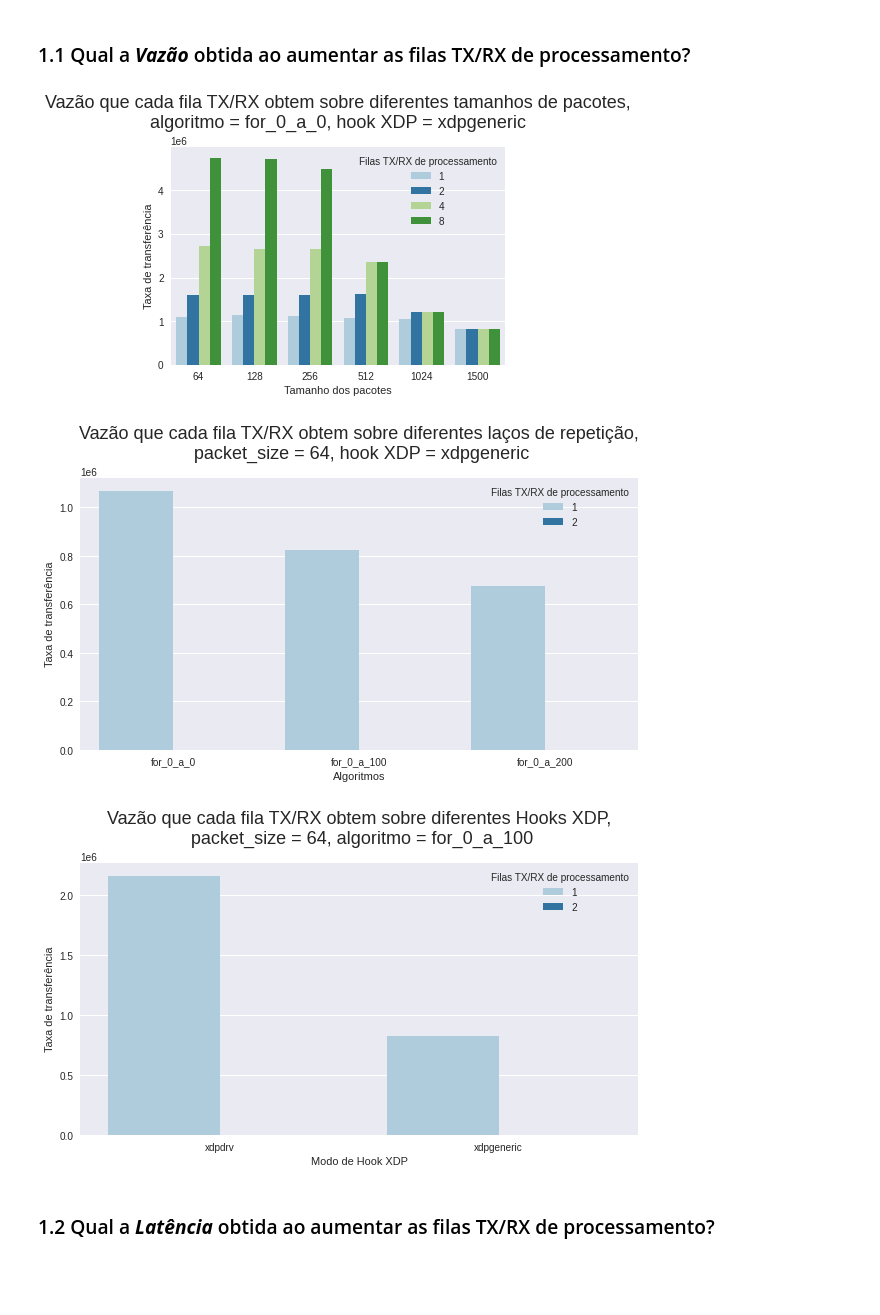
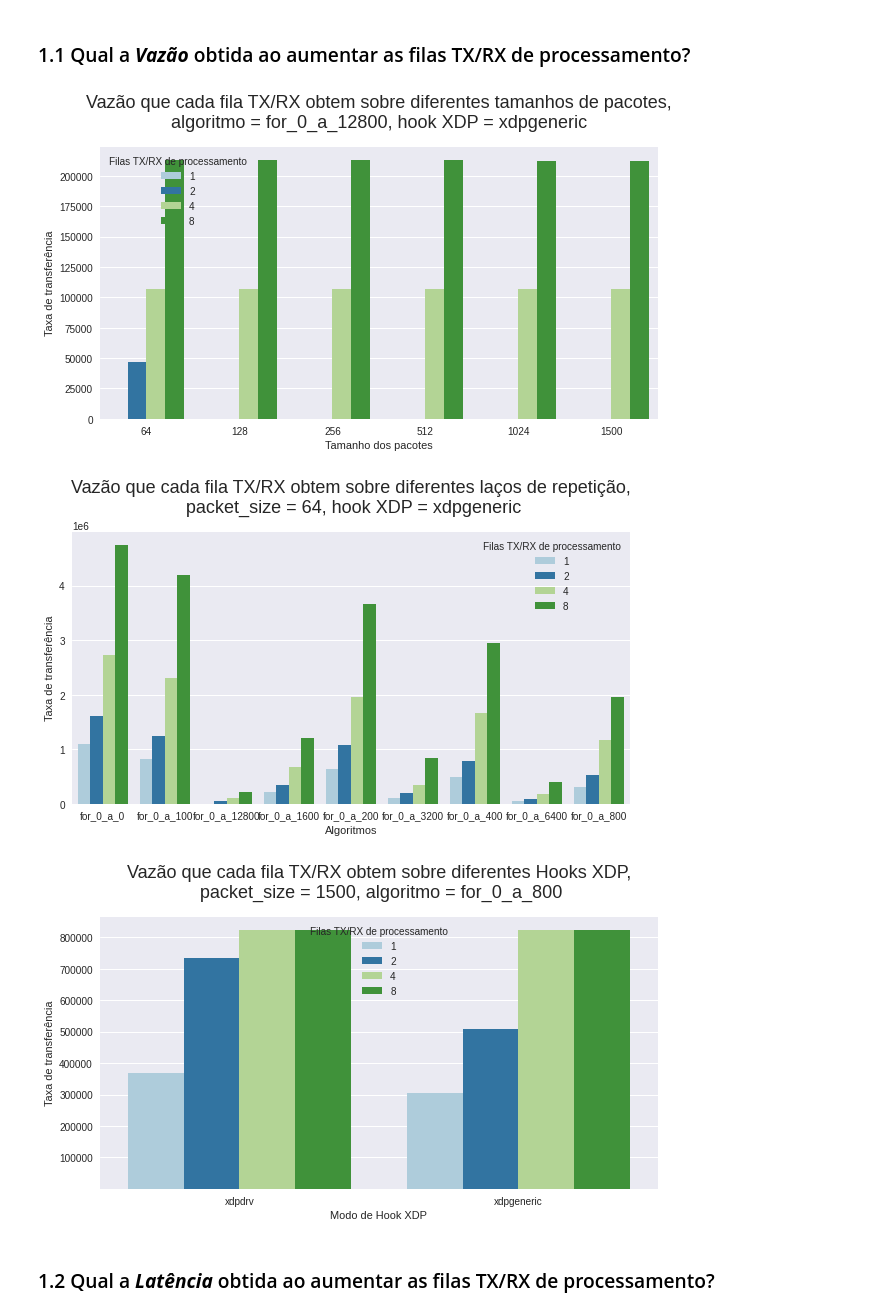
Before and after one commit to igor-capeletti/tcc_eBPF_XDP, a Jupyter notebook: scripts/python/gera_graficos_resultados.ipynb, the cells around one changed output. Saved outputs shown, nothing was run; the diff lists cells and outputs as text; code cells hidden in the pictures; blank space fills up the shorter version.

Commit message:
att gerador graficos

```diff
--- a/scripts/python/gera_graficos_resultados.ipynb
+++ b/scripts/python/gera_graficos_resultados.ipynb
@@ -23,7 +23,8 @@ df_gerador = pd.read_csv(f'{raiz}/resultado_geral_gerador.csv', sep=',', engine=
 df_perf = pd.read_csv(f'{raiz}/resultado_geral_perf.csv', sep=',', engine='python')
 df_sar = pd.read_csv(f'{raiz}/resultado_geral_sar.csv', sep=',', engine='python')
 
-df = pd.concat([df_gerador,df_perf], sort = False)
+df= df_gerador
+#df = pd.concat([df_gerador,df_perf], sort = False)
 print(df.columns)
 
 format_imagens= '.jpg'
@@ -55,28 +51,28 @@ lista_pacotes= [64,128,256,512,1024,1500]
 # %% [markdown]
 ### 1.1 Qual a ***Vazão*** obtida ao aumentar as filas TX/RX de processamento?
 # %%
-algoritmo= 'for_0_a_0'
+algoritmo= 'for_0_a_12800'
 hook_ebpf= 'xdpgeneric'
 
 eixo_x= 'packet_size'
 eixo_y= 'rx_packet_rate'
 hue= 'combined'
 
 plt.rc('figure', figsize=(10, 5))
 df_pergunta1= df[df.algoritmo == algoritmo]
 df_pergunta1= df_pergunta1[df_pergunta1.hook_ebpf == hook_ebpf]
 df_pergunta1= df_pergunta1.sort_values(by=[hue,eixo_x], ascending=True)
 df_pergunta1= df_pergunta1[[eixo_x, eixo_y, hue]]
 
 ax = sns.barplot(y=eixo_y, x=eixo_x, hue=hue, data=df_pergunta1, palette='Paired');
 ax.set_title(f'Vazão que cada fila TX/RX obtem sobre diferentes tamanhos de pacotes,\nalgoritmo = {algoritmo}, hook XDP = {hook_ebpf}', fontsize=18, pad=20);
 ax.set_ylabel('Taxa de transferência')
 ax.set_xlabel("Tamanho dos pacotes")
 ax.legend(title = 'Filas TX/RX de processamento')
 save_image= ax.get_figure()
 save_image.savefig(f'{raiz}/barra_dif_combined_para_dif_packet_size@algoritmo_{algoritmo}_hook_ebpf_{hook_ebpf}{format_imagens}')
 # %% [output]
-[figure, old version]
+[figure, new version]
 # %%
 packet_size= 64
 hook_ebpf= 'xdpgeneric'
@@ -99,10 +95,10 @@ ax.legend(title = 'Filas TX/RX de processamento')
 save_image= ax.get_figure()
 save_image.savefig(f'{raiz}/barra_dif_combined_para_dif_algoritmo@packet_size_{packet_size}_hook_ebpf_{hook_ebpf}{format_imagens}')
 # %% [output]
-[figure, old version]
+[figure, new version]
 # %%
-packet_size= 64
-algoritmo= 'for_0_a_100'
+packet_size= 1500
+algoritmo= 'for_0_a_800'
 
 eixo_x= 'hook_ebpf'
 eixo_y= 'rx_packet_rate'
@@ -122,7 +118,7 @@ ax.legend(title = 'Filas TX/RX de processamento')
 save_image= ax.get_figure()
 save_image.savefig(f'{raiz}/barra_dif_combined_para_dif_hook_ebpf@packet_size_{packet_size}_algoritmo_{algoritmo}{format_imagens}')
 # %% [output]
-[figure, old version]
+[figure, new version]
 # %% [markdown]
 ### 1.2 Qual a ***Latência*** obtida ao aumentar as filas TX/RX de processamento?
 # %% [markdown]
```
Also changed, not shown: parts of 1 cell of this notebook.
